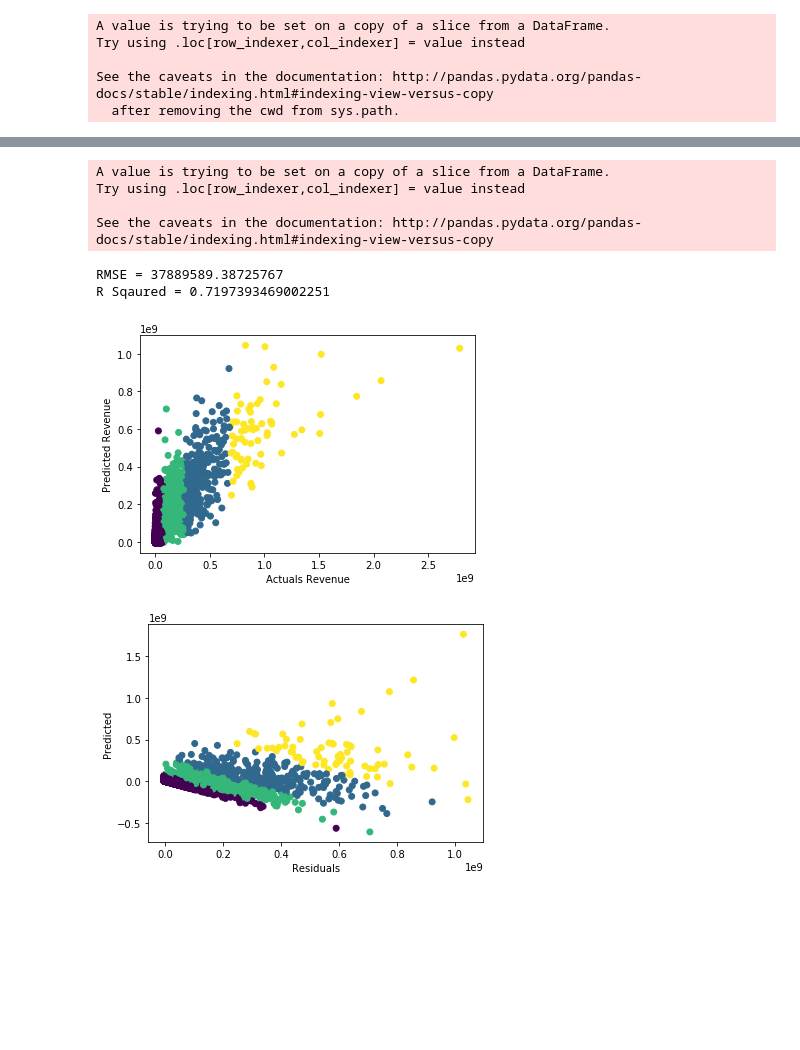
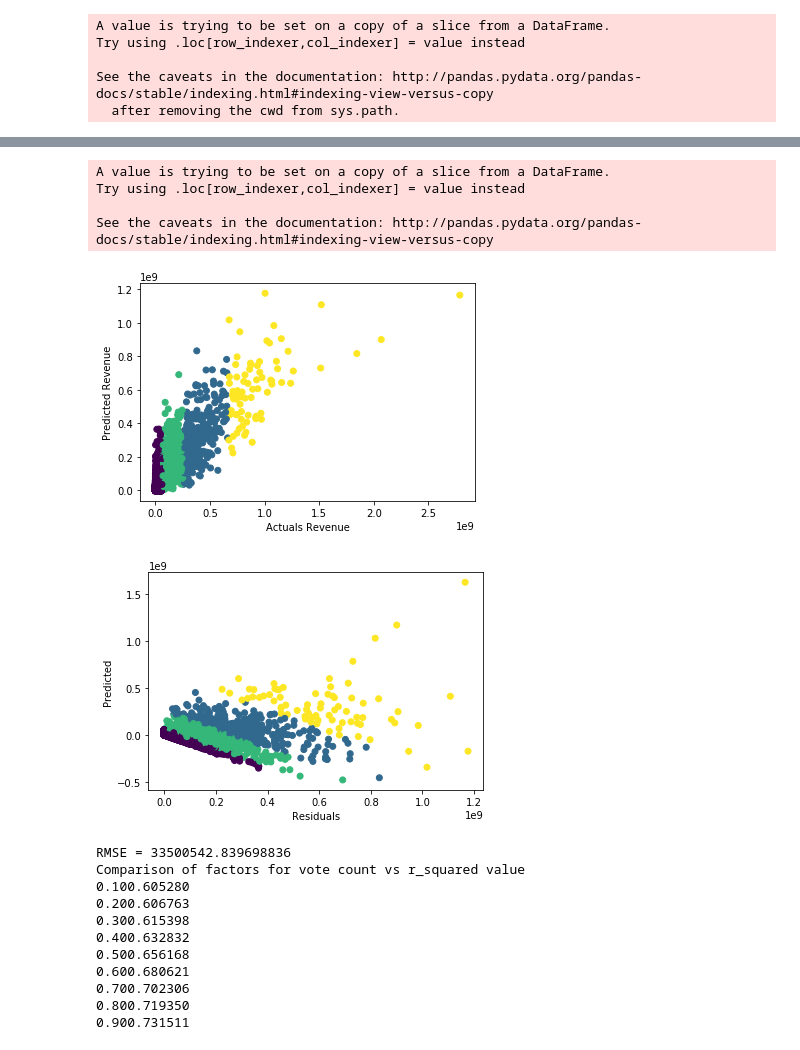
Before and after one commit to rahul-shiv/DA-2018, a Jupyter notebook: model.ipynb, the cells around one changed output, grey strips where cells are left out. Saved outputs shown, nothing was run; the diff lists cells and outputs as text; code cells hidden in the pictures; blank space fills up the shorter version.

```diff
--- a/model.ipynb
+++ b/model.ipynb
@@ -19,7 +19,9 @@ df_numeric = meta[['budget','popularity','revenue','runtime','vote_average','vot
 df_numeric.dropna(inplace=True)
 #new feature "new" has been engineered to be able to use the votes provided by viewers while trying to
 #give importance to number of voters
-df_numeric['new'] = df_numeric['vote_average']*np.power(df_numeric['vote_count'],0.9)
+factors = [i for i in np.arange(0.1,1.0,0.1)]
+for factor in factors:
+    df_numeric['new'+str(factor)] = df_numeric['vote_average']*np.power(df_numeric['vote_count'],factor)
 
 train,test = train_test_split(df_numeric,test_size=0.25,random_state = 1)
 # %% [output]
@@ -166,38 +173,48 @@ Mean budget 10238400.227655722
 # %%
 #Linear regression done on selected attributes
 from sklearn import linear_model
 from sklearn.metrics import mean_squared_error
+factors_dict = dict()
+for factor in factors:
+    X = train[['budget','popularity','new'+str(factor)]]
+    release = meta[['release_date']]
+    y = train[['revenue']]
 
+    lm = linear_model.LinearRegression()
+    model = lm.fit(X,y)
+    predictions = lm.predict(X)
+    pred = pd.DataFrame(predictions,columns=["revenue"])
+    y['revenue_pred'] = predictions
+    factors_dict[factor]=model.score(X,y.revenue)
 
-X = train[['budget','popularity','new']]
-release = meta[['release_date']]
-y = train[['revenue']]
-
-lm = linear_model.LinearRegression()
-model = lm.fit(X,y)
-predictions = lm.predict(X)
-pred = pd.DataFrame(predictions,columns=["revenue"])
-y['revenue_pred'] = predictions
-
-#RMSE is as follows
-print("RMSE = "+str((mean_squared_error(y.revenue,y.revenue_pred))**0.5))
-#R Sqaured is as follows
-print("R Sqaured = "+str(model.score(X,y.revenue)))
 residuals = y.revenue - y.revenue_pred
 plt.scatter(y.revenue,y.revenue_pred,c=kmeans.labels_)
 plt.xlabel("Actuals Revenue")
 plt.ylabel("Predicted Revenue")
 plt.show()
 plt.scatter(y.revenue_pred,residuals,c=kmeans.labels_)
 plt.xlabel("Residuals")
 plt.ylabel("Predicted")
 plt.show()
+print("RMSE = "+str((mean_squared_error(y.revenue,y.revenue_pred))**0.5))
+print("Comparison of factors for vote count vs r_squared value")
+for key,val in factors_dict.items():
+    print("{0:0.1f} : {1:.6f}".format(key,val))
 # %% [output]
 A value is trying to be set on a copy of a slice from a DataFrame.
 Try using .loc[row_indexer,col_indexer] = value instead
 
 See the caveats in the documentation: http://pandas.pydata.org/pandas-docs/stable/indexing.html#indexing-view-versus-copy
-RMSE = 37889589.38725767
-R Sqaured = 0.7197393469002251
-[figure, old version]
+[figure, new version]
-[figure, old version]
+[figure, new version]
+RMSE = 33500542.839698836
+Comparison of factors for vote count vs r_squared value
+0.100.605280
+0.200.606763
+0.300.615398
+0.400.632832
+0.500.656168
+0.600.680621
+0.700.702306
+0.800.719350
+0.900.731511
```
Also changed, not shown: parts of 6 cells of this notebook, 1 other file.
